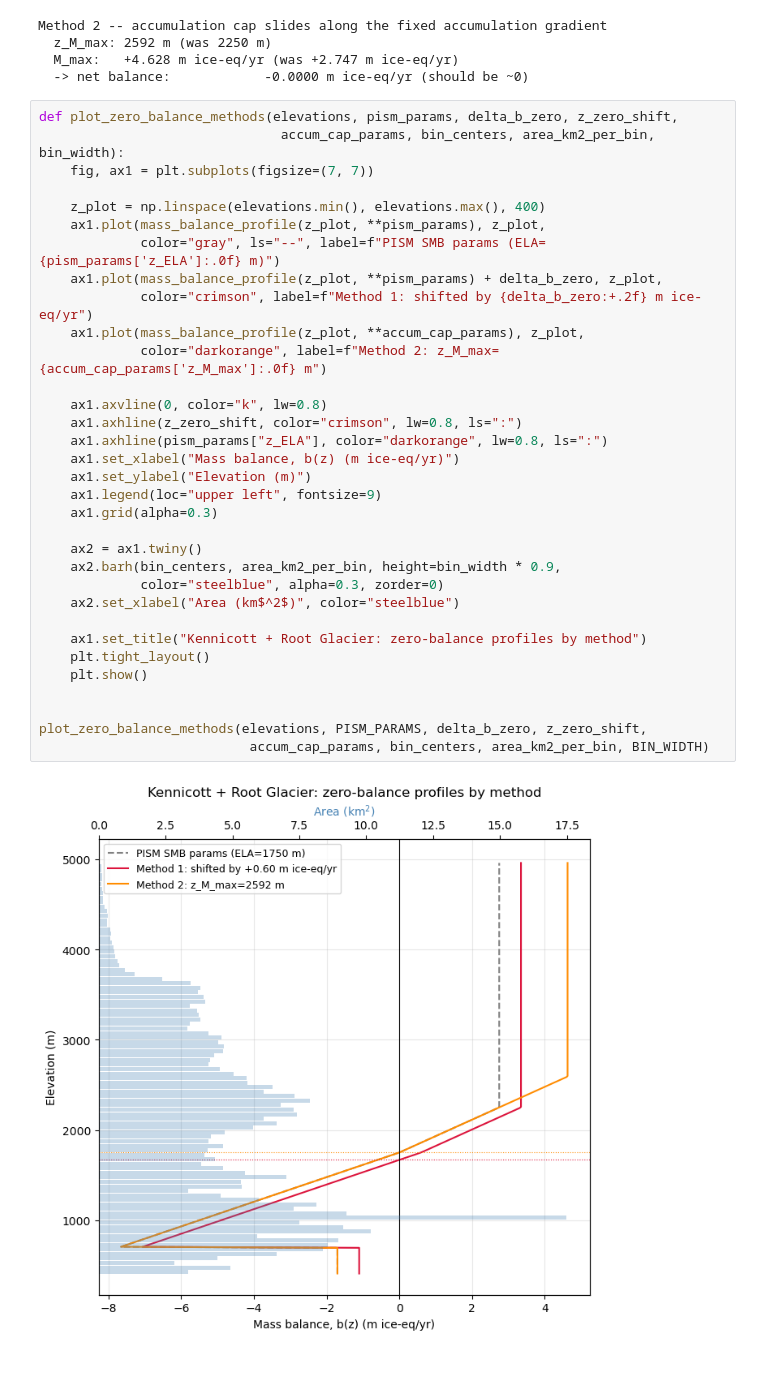
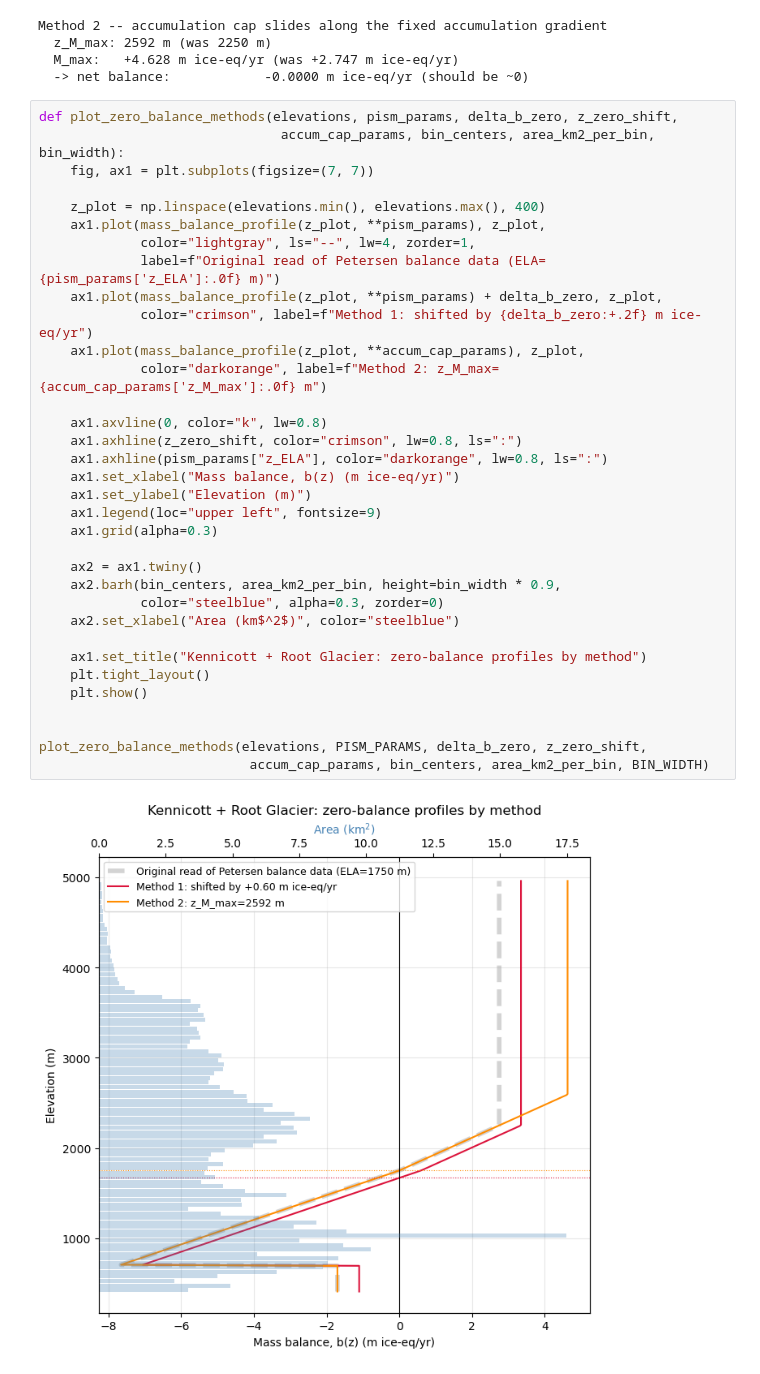
Before and after one commit to tbartholomaus/kennicott_smb, a Jupyter notebook: kennicott_mass_balance.ipynb, the cells around one changed output. Cells and saved outputs as stored; diff of their text form.

```diff
--- a/kennicott_mass_balance.ipynb
+++ b/kennicott_mass_balance.ipynb
@@ -662,33 +659,34 @@ def plot_zero_balance_methods(elevations, pism_params, delta_b_zero, z_zero_shif
     fig, ax1 = plt.subplots(figsize=(7, 7))
 
     z_plot = np.linspace(elevations.min(), elevations.max(), 400)
     ax1.plot(mass_balance_profile(z_plot, **pism_params), z_plot,
-             color="gray", ls="--", label=f"PISM SMB params (ELA={pism_params['z_ELA']:.0f} m)")
+             color="lightgray", ls="--", lw=4, zorder=1,
+             label=f"Original read of Petersen balance data (ELA={pism_params['z_ELA']:.0f} m)")
     ax1.plot(mass_balance_profile(z_plot, **pism_params) + delta_b_zero, z_plot,
              color="crimson", label=f"Method 1: shifted by {delta_b_zero:+.2f} m ice-eq/yr")
     ax1.plot(mass_balance_profile(z_plot, **accum_cap_params), z_plot,
              color="darkorange", label=f"Method 2: z_M_max={accum_cap_params['z_M_max']:.0f} m")
 
     ax1.axvline(0, color="k", lw=0.8)
     ax1.axhline(z_zero_shift, color="crimson", lw=0.8, ls=":")
     ax1.axhline(pism_params["z_ELA"], color="darkorange", lw=0.8, ls=":")
     ax1.set_xlabel("Mass balance, b(z) (m ice-eq/yr)")
     ax1.set_ylabel("Elevation (m)")
     ax1.legend(loc="upper left", fontsize=9)
     ax1.grid(alpha=0.3)
 
     ax2 = ax1.twiny()
     ax2.barh(bin_centers, area_km2_per_bin, height=bin_width * 0.9,
              color="steelblue", alpha=0.3, zorder=0)
     ax2.set_xlabel("Area (km$^2$)", color="steelblue")
 
     ax1.set_title("Kennicott + Root Glacier: zero-balance profiles by method")
     plt.tight_layout()
     plt.show()
 
 
 plot_zero_balance_methods(elevations, PISM_PARAMS, delta_b_zero, z_zero_shift,
                            accum_cap_params, bin_centers, area_km2_per_bin, BIN_WIDTH)
 # %% [output]
-[figure, old version]
+[figure, new version]
 # %% [markdown]
```
Also changed, not shown: parts of 4 cells of this notebook.
